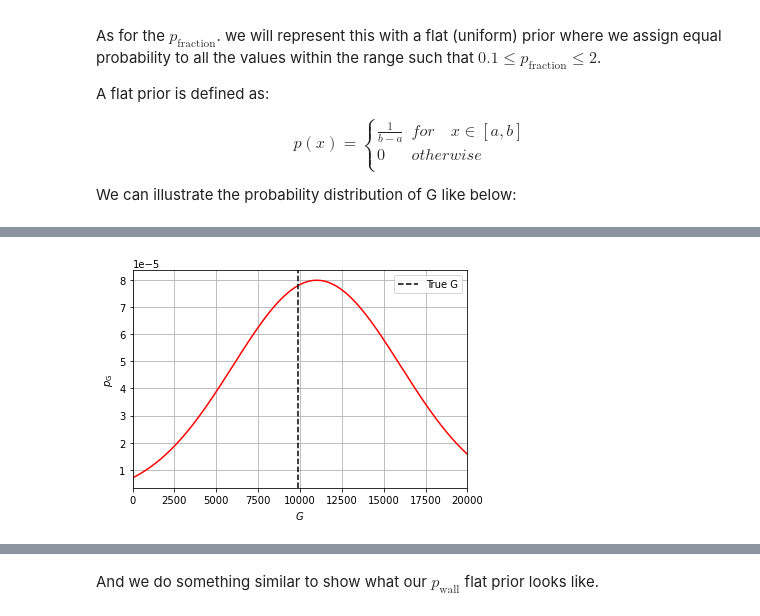
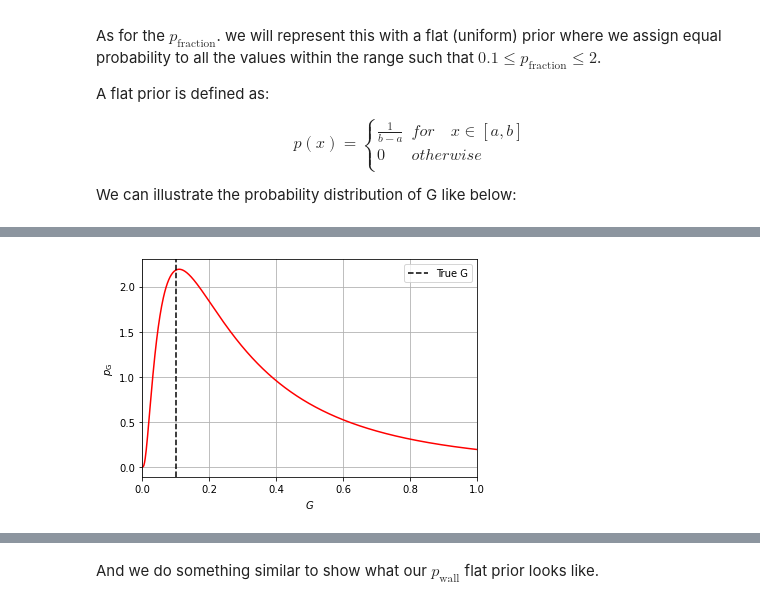
Before and after one commit to bearylogical/bayesian_mm, a Jupyter notebook: notebooks/emcee_strain_predict.ipynb, the cells around one changed output, grey strips where cells are left out. Saved outputs shown, nothing was run; the diff lists cells and outputs as text; code cells hidden in the pictures.

```diff
--- a/notebooks/emcee_strain_predict.ipynb
+++ b/notebooks/emcee_strain_predict.ipynb
@@ -134,16 +267,0 @@ model(true_G, true_K, true_p_factor, r_0, l_0, p_0)
-# %%
-length_scale = 1
-# constants
-true_G = 9867.9056 / length_scale
-true_K = 60776.0301 / length_scale
-
-A = np.array([[1, -1], [2,  1]])
-A_inv = np.linalg.inv(A)
-
-p_0 = 11220 / length_scale
-true_p_wall = 19946.5733
-true_p_factor = true_p_wall / p_0
-
-r_0, l_0 = 117.9 / length_scale , 313.0 / length_scale
-alpha = 0.064
-rr_1, ll_1 = 95.014/ length_scale , 390.641 / length_scale
@@ -216,18 +384,13 @@ We can illustrate the probability distribution of G like below:
 # %%
-mean_prior = 1.1e4  # mean modulus for the prior
-sd_prior = 5e3  # standard deviation (SD) for the prior
-gplot = np.linspace(0, 20e3, 1000)
+gplot = np.linspace(0, 1, 1000)
 
-def gaussian_prior(x, loc, scale):
-    return np.exp(-(x-loc)**2/(2*scale**2)) / (scale*np.sqrt(2*np.pi))
-
-plt.plot(gplot, gaussian_prior(gplot,mean_prior,sd_prior),c='r')
+plt.plot(gplot,stats.lognorm.pdf(gplot, 1, loc=0, scale=.3),c='r')
 plt.axvline(true_G, ls='--',c='black', label='True G')
-plt.xlim([0, 20e3])
+plt.xlim([0, 1])
 plt.xlabel("$G$")
 plt.ylabel("$p_{\mathrm{G}}$")
 plt.grid()
 plt.legend()
 plt.show()
 # %% [output]
-[figure, old version]
+[figure, new version]
```
Also changed, not shown: parts of 71 cells of this notebook, 3 other files.
